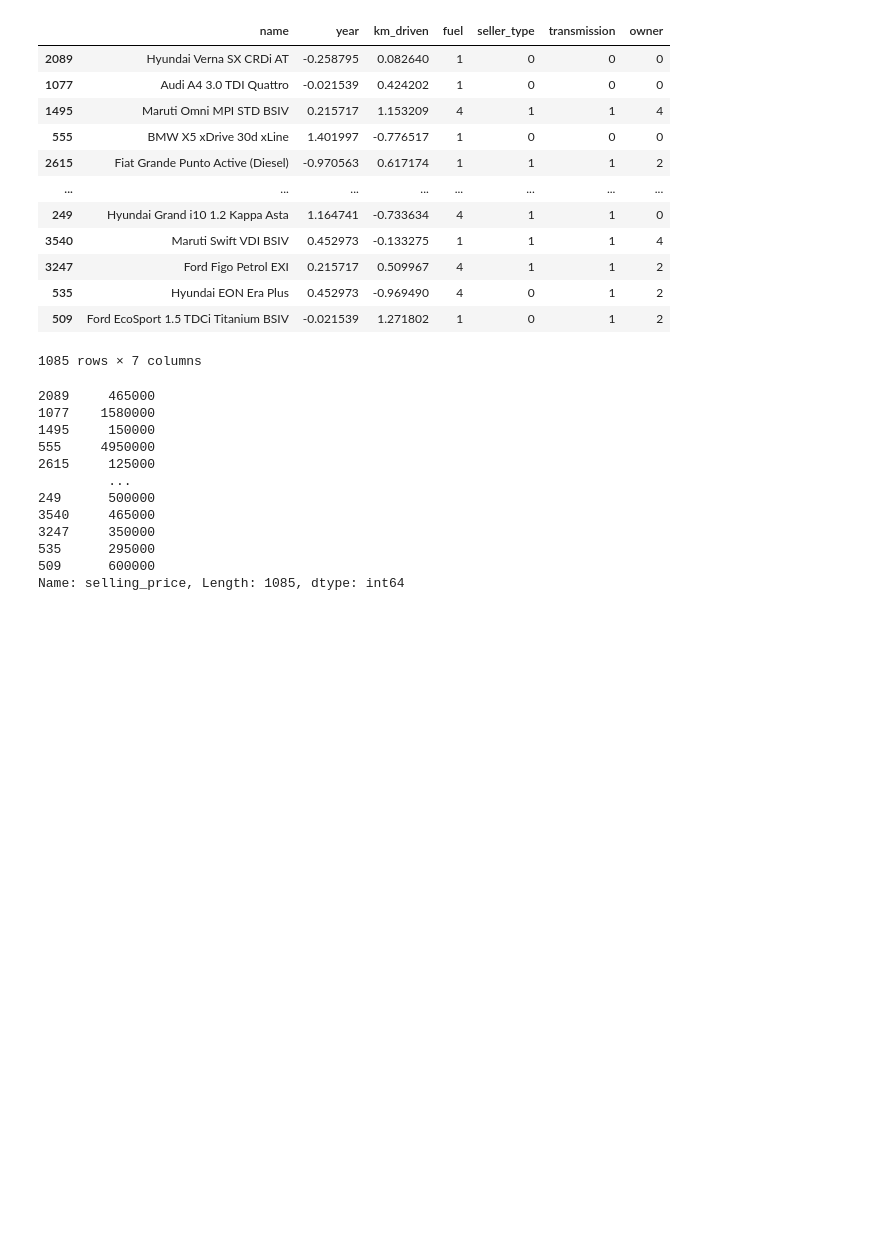
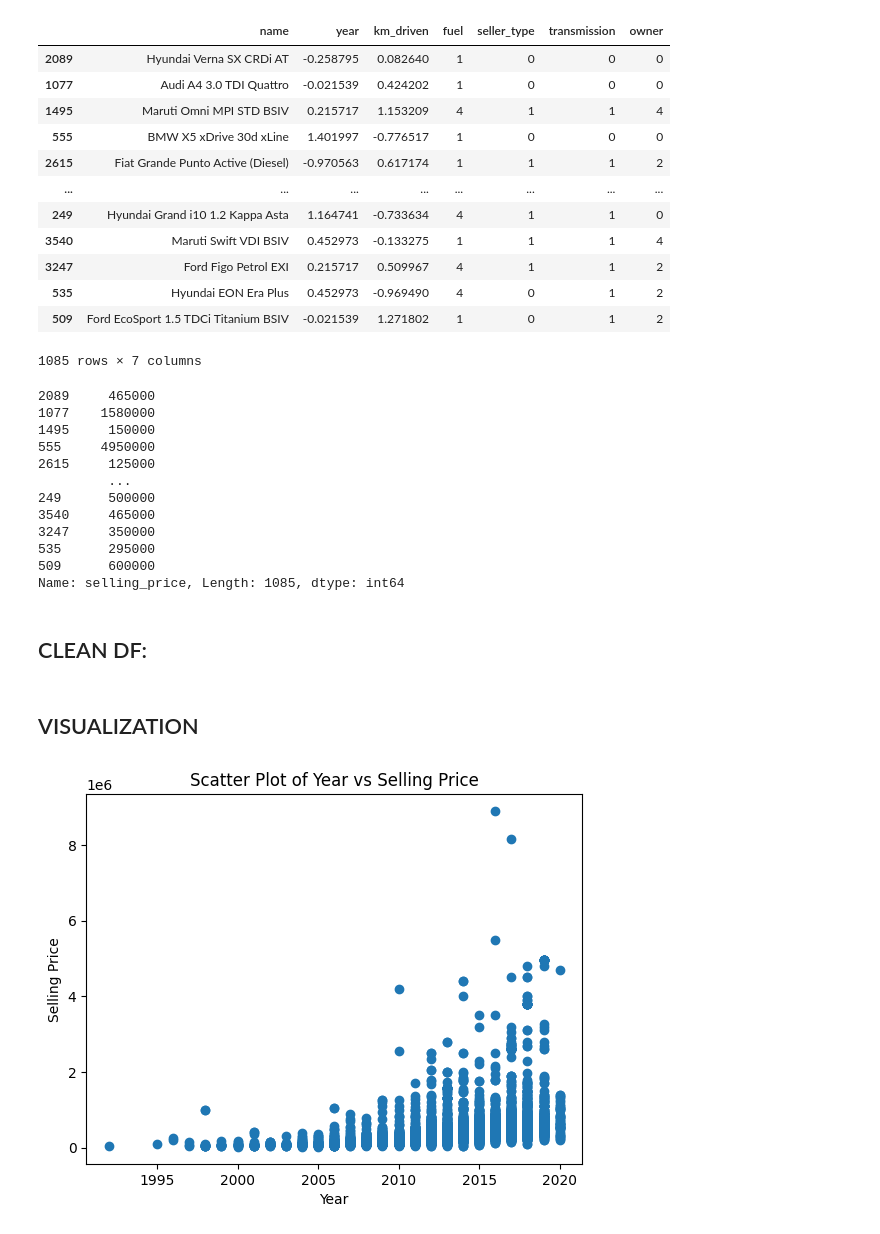
Before and after one commit to sanchalee19/ML-sem-6, a Jupyter notebook: cars.ipynb, the cells around one changed output. Drawn from its saved outputs; the diff is of its cells as text; code cells hidden in the pictures; blank space fills up the shorter version.

```diff
--- a/cars.ipynb
+++ b/cars.ipynb
@@ -254,3 +256,5 @@ Y_test
 535      295000
 509      600000
 Name: selling_price, Length: 1085, dtype: int64
+# %% [markdown]
+## CLEAN DF:
@@ -256,0 +266,10 @@ Name: selling_price, Length: 1085, dtype: int64
+# %% [markdown]
+## VISUALIZATION
+# %%
+plt.scatter(df['year'], df['selling_price'])
+plt.title('Scatter Plot of Year vs Selling Price')
+plt.xlabel('Year')
+plt.ylabel('Selling Price')
+plt.show()
+# %% [output]
+[figure, added]
```
Also changed, not shown: parts of 6 cells of this notebook.
